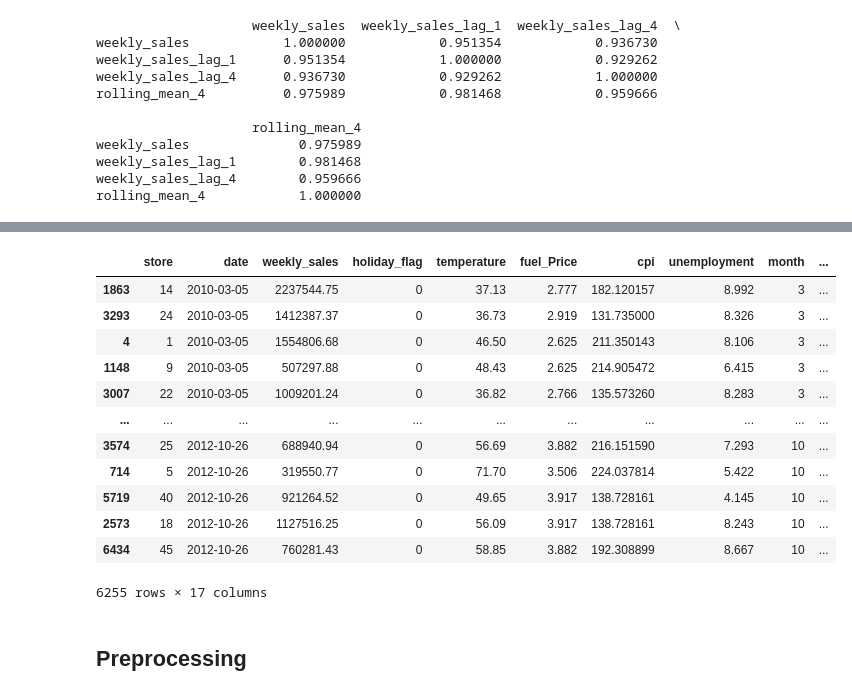
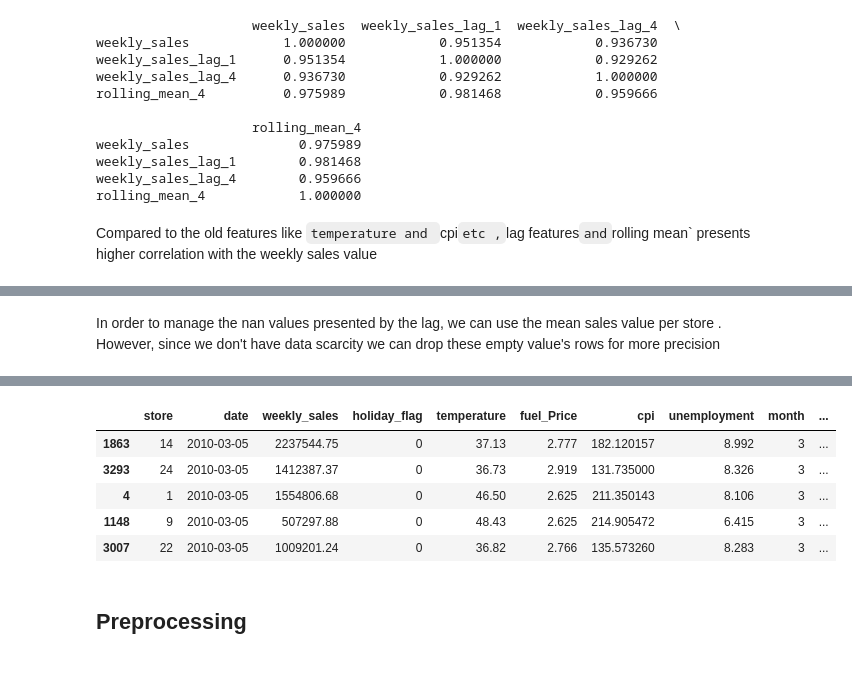
Before and after one commit to YassineICHIRRI/weekly-sales-prediction, a Jupyter notebook: notebooks/EDA_Model_training.ipynb, the cells around one changed output, grey strips where cells are left out. Cells and saved outputs as stored; diff of their text form; code cells hidden in the pictures; blank space fills up the shorter version.

```diff
--- a/notebooks/EDA.ipynb
+++ b/notebooks/EDA_Model_training.ipynb
@@ -434,6 +465,8 @@ weekly_sales              0.975989
 weekly_sales_lag_1        0.981468
 weekly_sales_lag_4        0.959666
 rolling_mean_4            1.000000
+# %% [markdown]
+Compared to the old features like `temperature and `cpi` etc , `lag features` and `rolling mean` presents higher correlation with the weekly sales value
 # %%
 df.isna().sum()
 # %% [output]
@@ -455,6 +488,8 @@ weekly_sales_lag_1     45
 weekly_sales_lag_4    180
 rolling_mean_4        135
 dtype: int64
+# %% [markdown]
+In order to manage the nan values presented by the lag, we can use the mean sales value per store . However, since we don't have data scarcity we can drop these empty value's rows for more precision
 # %%
 df.dropna(inplace=True)
 # %%
@@ -479,21 +514,14 @@ weekly_sales_lag_4    0
 rolling_mean_4        0
 dtype: int64
 # %%
-df
+df.head()
 # %% [output]
 |  | store | date | weekly_sales | holiday_flag | temperature | fuel_Price | cpi | unemployment | month | ... |
 | 1863 | 14 | 2010-03-05 | 2237544.75 | 0 | 37.13 | 2.777 | 182.120157 | 8.992 | 3 | ... |
 | 3293 | 24 | 2010-03-05 | 1412387.37 | 0 | 36.73 | 2.919 | 131.735000 | 8.326 | 3 | ... |
 | 4 | 1 | 2010-03-05 | 1554806.68 | 0 | 46.50 | 2.625 | 211.350143 | 8.106 | 3 | ... |
 | 1148 | 9 | 2010-03-05 | 507297.88 | 0 | 48.43 | 2.625 | 214.905472 | 6.415 | 3 | ... |
 | 3007 | 22 | 2010-03-05 | 1009201.24 | 0 | 36.82 | 2.766 | 135.573260 | 8.283 | 3 | ... |
-| ... | ... | ... | ... | ... | ... | ... | ... | ... | ... | ... |
-| 3574 | 25 | 2012-10-26 | 688940.94 | 0 | 56.69 | 3.882 | 216.151590 | 7.293 | 10 | ... |
-| 714 | 5 | 2012-10-26 | 319550.77 | 0 | 71.70 | 3.506 | 224.037814 | 5.422 | 10 | ... |
-| 5719 | 40 | 2012-10-26 | 921264.52 | 0 | 49.65 | 3.917 | 138.728161 | 4.145 | 10 | ... |
-| 2573 | 18 | 2012-10-26 | 1127516.25 | 0 | 56.09 | 3.917 | 138.728161 | 8.243 | 10 | ... |
-| 6434 | 45 | 2012-10-26 | 760281.43 | 0 | 58.85 | 3.882 | 192.308899 | 8.667 | 10 | ... |
-6255 rows × 17 columns
 # %% [markdown]
 ## Preprocessing
 # %% [markdown]
```
Also changed, not shown: parts of 34 cells of this notebook, 9 other files.
